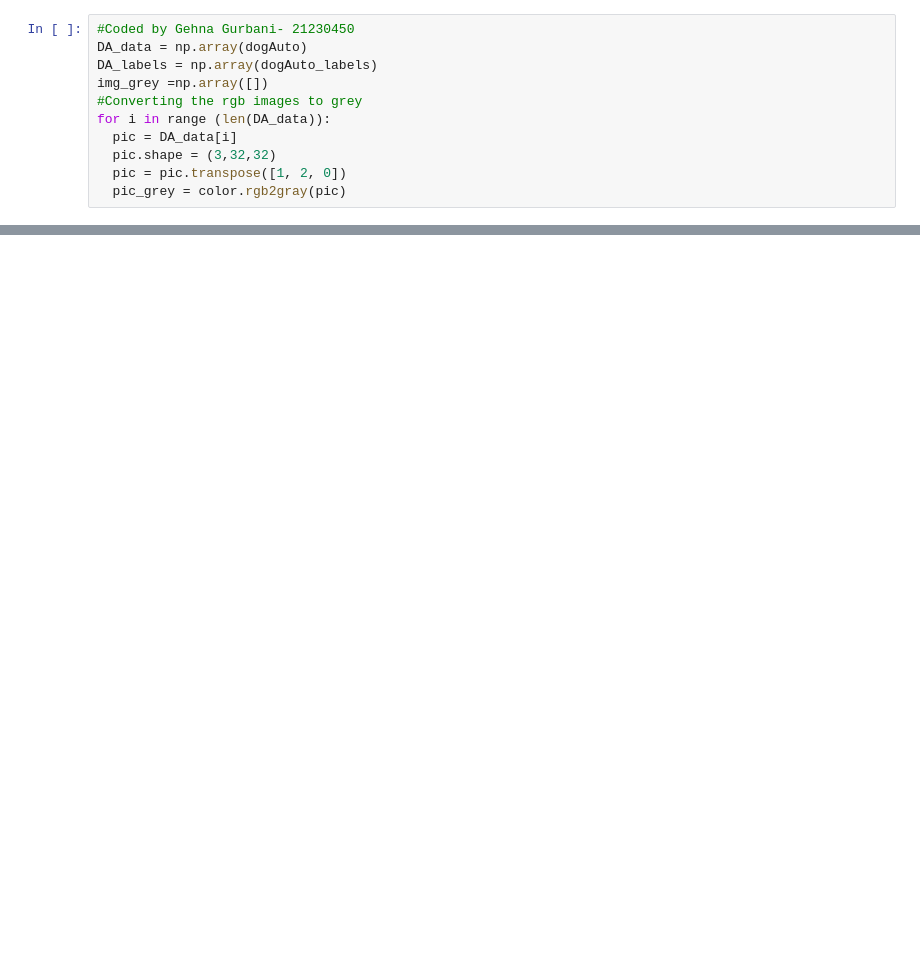
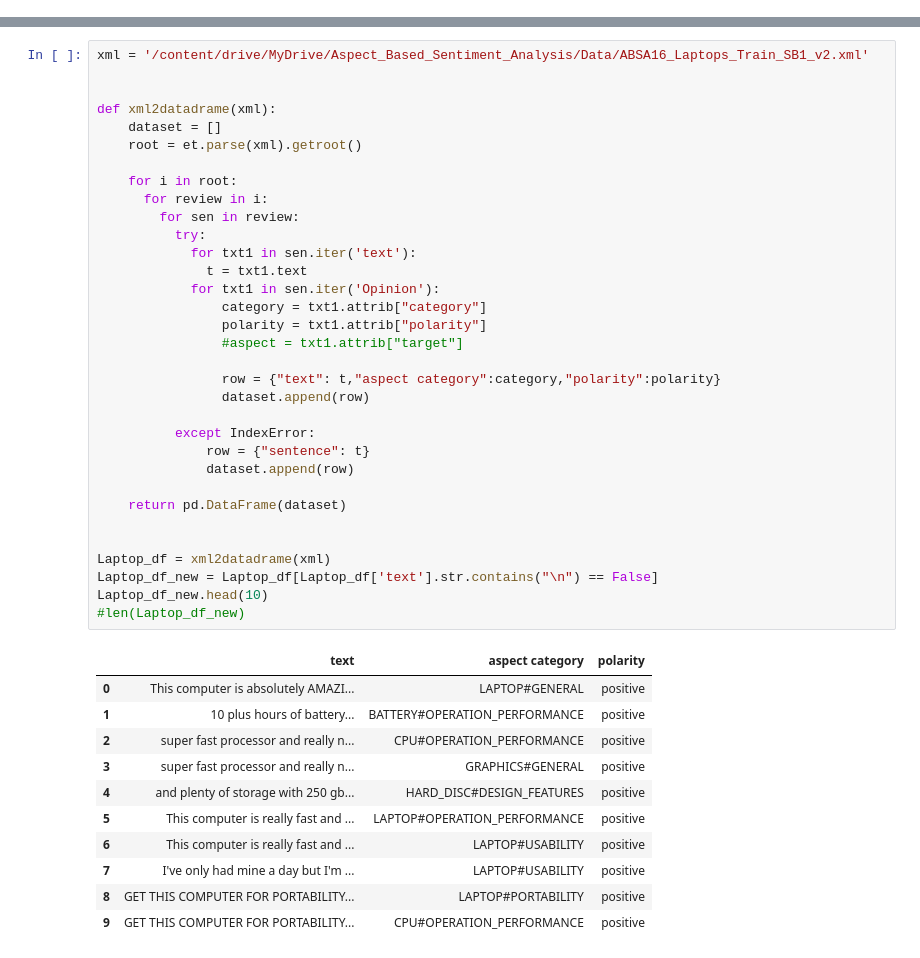
Before and after one commit to nehal311/Deep-Learning, a Jupyter notebook: Deep Neural Network from scratch/Deep_LearningA1 (1).ipynb, the cells around one changed output, grey strips where cells are left out. Saved outputs shown, nothing was run; the diff lists cells and outputs as text; blank space fills up the shorter version.

```diff
--- a/Deep Neural Network from scratch/Deep_LearningA1 (1).ipynb
+++ b/Deep Neural Network from scratch/Deep_LearningA1 (1).ipynb
@@ -450,11 +0,0 @@ dogAuto_labels = [0 if  x-5 == 0 else x for x in dogAuto_labels]
-# %%
-#Coded by Gehna Gurbani- 21230450
-DA_data = np.array(dogAuto)
-DA_labels = np.array(dogAuto_labels)
-img_grey =np.array([])
-#Converting the rgb images to grey
-for i in range (len(DA_data)):
-  pic = DA_data[i]
-  pic.shape = (3,32,32)
-  pic = pic.transpose([1, 2, 0])
-  pic_grey = color.rgb2gray(pic)
@@ -726,0 +130,45 @@ Acknowledgements:
+# %%
+xml = '/content/drive/MyDrive/Aspect_Based_Sentiment_Analysis/Data/ABSA16_Laptops_Train_SB1_v2.xml'
+
+
+def xml2datadrame(xml):
+    dataset = []
+    root = et.parse(xml).getroot()
+
+    for i in root:
+      for review in i:
+        for sen in review:
+          try:
+            for txt1 in sen.iter('text'):
+              t = txt1.text
+            for txt1 in sen.iter('Opinion'):
+                category = txt1.attrib["category"]
+                polarity = txt1.attrib["polarity"]
+                #aspect = txt1.attrib["target"]
+
+                row = {"text": t,"aspect category":category,"polarity":polarity}
+                dataset.append(row)
+
+          except IndexError:
+              row = {"sentence": t}
+              dataset.append(row)
+
+    return pd.DataFrame(dataset)
+
+
+Laptop_df = xml2datadrame(xml)
+Laptop_df_new = Laptop_df[Laptop_df['text'].str.contains("\n") == False]
+Laptop_df_new.head(10)
+#len(Laptop_df_new)
+# %% [output]
+|  | text | aspect category | polarity |
+| 0 | This computer is absolutely AMAZI... | LAPTOP#GENERAL | positive |
+| 1 | 10 plus hours of battery... | BATTERY#OPERATION_PERFORMANCE | positive |
+| 2 | super fast processor and really n... | CPU#OPERATION_PERFORMANCE | positive |
+| 3 | super fast processor and really n... | GRAPHICS#GENERAL | positive |
+| 4 | and plenty of storage with 250 gb... | HARD_DISC#DESIGN_FEATURES | positive |
+| 5 | This computer is really fast and ... | LAPTOP#OPERATION_PERFORMANCE | positive |
+| 6 | This computer is really fast and ... | LAPTOP#USABILITY | positive |
+| 7 | I've only had mine a day but I'm ... | LAPTOP#USABILITY | positive |
+| 8 | GET THIS COMPUTER FOR PORTABILITY... | LAPTOP#PORTABILITY | positive |
+| 9 | GET THIS COMPUTER FOR PORTABILITY... | CPU#OPERATION_PERFORMANCE | positive |
```
Also changed, not shown: parts of 91 cells of this notebook, 1 other file.
